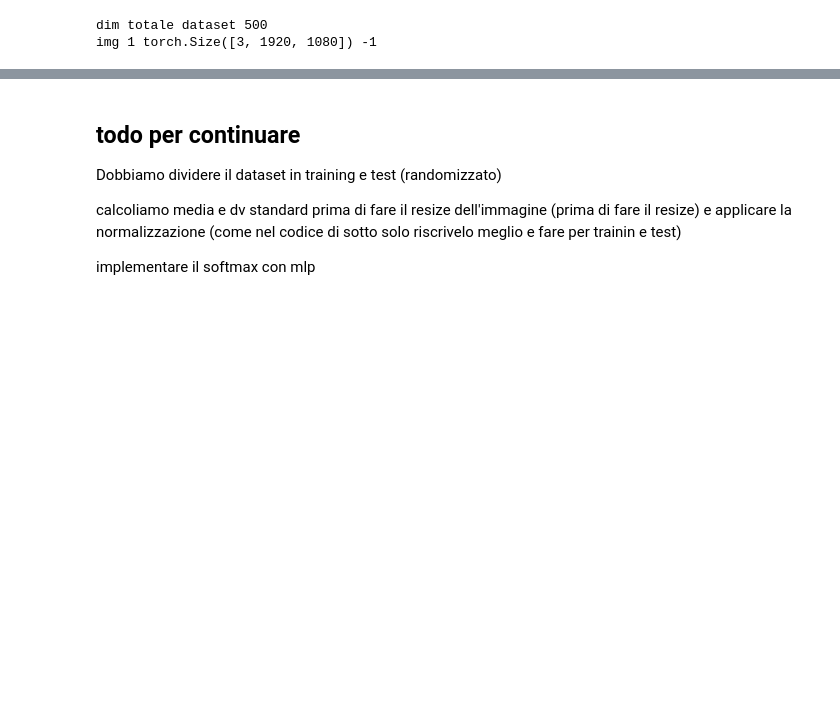
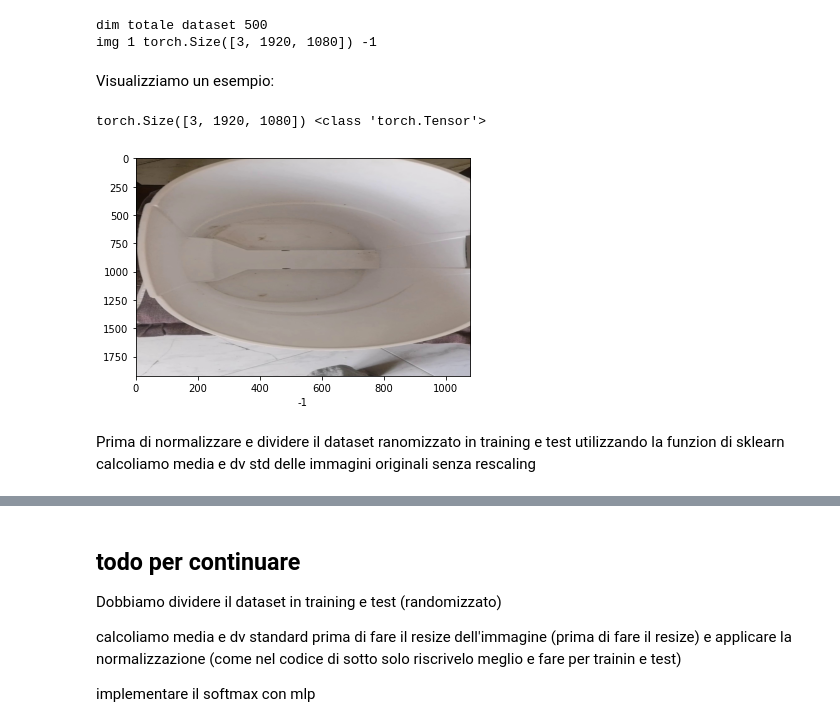
Before and after one commit to khalld/trashbin-classifier, a Jupyter notebook: project/code.ipynb, the cells around one changed output, grey strips where cells are left out. Saved outputs shown, nothing was run; the diff lists cells and outputs as text; code cells hidden in the pictures; blank space fills up the shorter version.

```diff
--- a/project/code.ipynb
+++ b/project/code.ipynb
@@ -86,3 +74,16 @@ dataset.__random__()
 # %% [output]
 dim totale dataset 500
 img 1 torch.Size([3, 1920, 1080]) -1
+# %% [markdown]
+Visualizziamo un esempio:
+# %%
+## visualizziamo un esempio:
+print(dataset[0]['image'].shape, type(dataset[0]['image']))
+plt.imshow(dataset[0]['image'].permute(1, 2, 0),aspect="auto")
+plt.xlabel(dataset[0]['label'])
+plt.show()
+# %% [output]
+torch.Size([3, 1920, 1080]) <class 'torch.Tensor'>
+[figure, added]
+# %% [markdown]
+Prima di normalizzare e dividere il dataset ranomizzato in training e test utilizzando la funzion di sklearn calcoliamo media e dv std delle immagini originali senza rescaling
```
Also changed, not shown: parts of 9 cells of this notebook.
